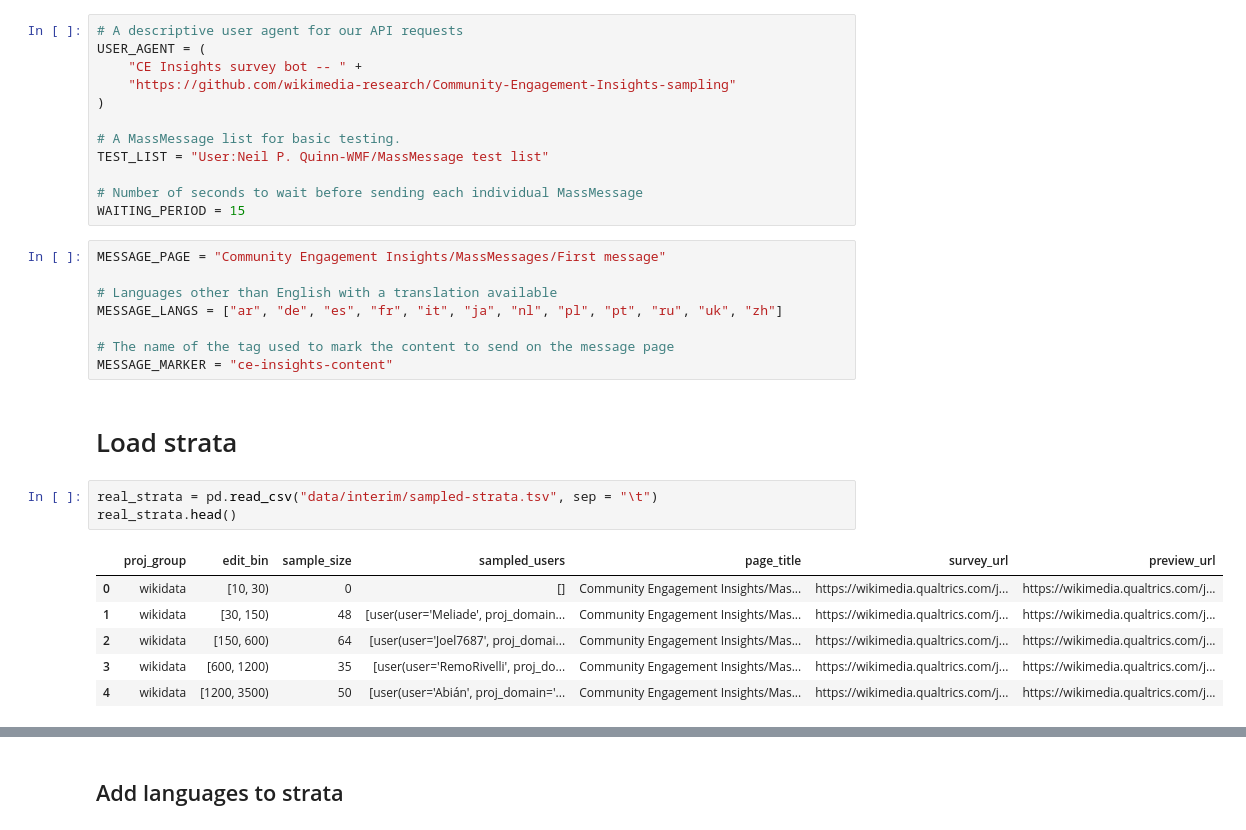
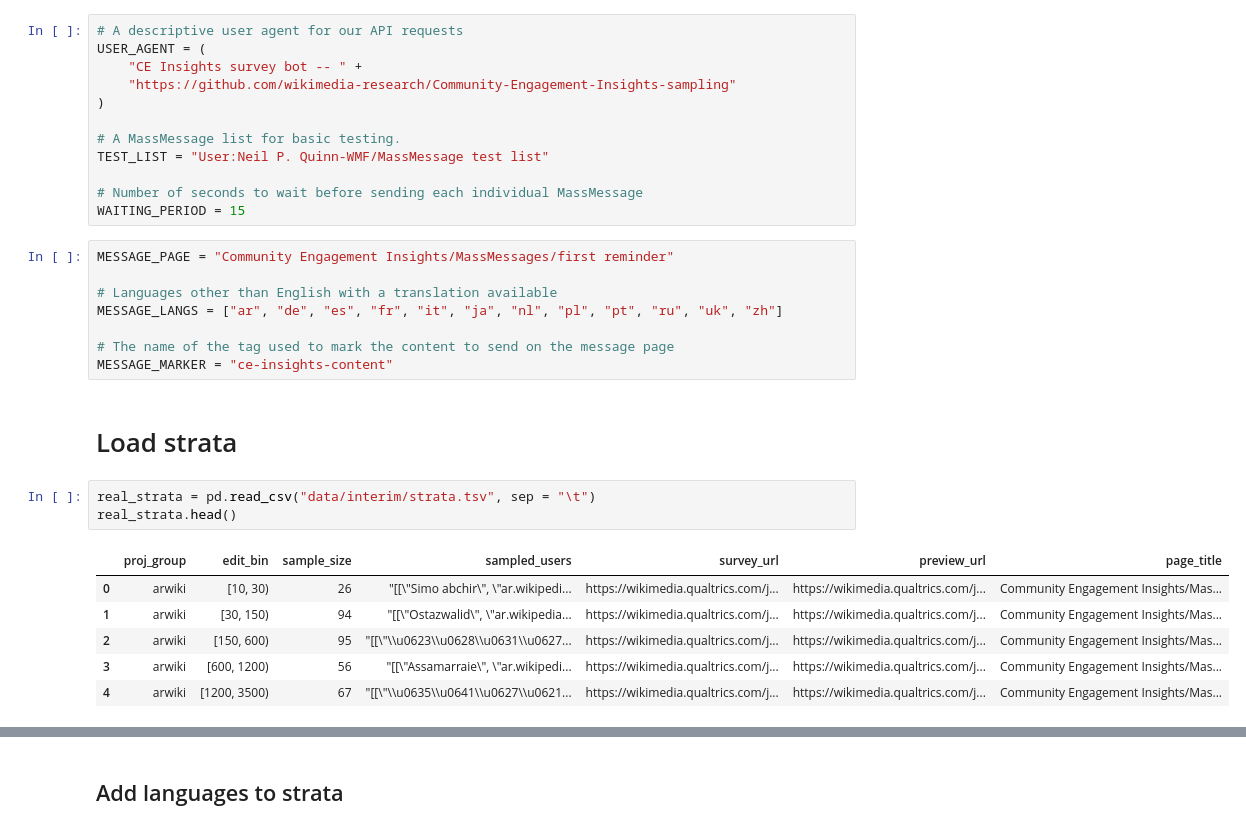
Before and after one commit to wikimedia-research/Community-Insights-sampling, a Jupyter notebook: distribution.ipynb, the cells around one changed output, grey strips where cells are left out. Cells and saved outputs as stored; diff of their text form.

Commit message:
Updates for first reminder run

```diff
--- a/distribution.ipynb
+++ b/distribution.ipynb
@@ -22,7 +22,7 @@ TEST_LIST = "User:Neil P. Quinn-WMF/MassMessage test list"
 # Number of seconds to wait before sending each individual MassMessage
 WAITING_PERIOD = 15
 # %%
-MESSAGE_PAGE = "Community Engagement Insights/MassMessages/First message"
+MESSAGE_PAGE = "Community Engagement Insights/MassMessages/first reminder"
 
 # Languages other than English with a translation available
 MESSAGE_LANGS = ["ar", "de", "es", "fr", "it", "ja", "nl", "pl", "pt", "ru", "uk", "zh"]
@@ -32,15 +32,15 @@ MESSAGE_MARKER = "ce-insights-content"
 # %% [markdown]
 # Load strata
 # %%
-real_strata = pd.read_csv("data/interim/sampled-strata.tsv", sep = "\t")
+real_strata = pd.read_csv("data/interim/strata.tsv", sep = "\t")
 real_strata.head()
 # %% [output]
-|  | proj_group | edit_bin | sample_size | sampled_users | page_title | survey_url | preview_url |
-| 0 | wikidata | [10, 30) | 0 | [] | Community Engagement Insights/Mas... | https://wikimedia.qualtrics.com/j... | https://wikimedia.qualtrics.com/j... |
-| 1 | wikidata | [30, 150) | 48 | [user(user='Meliade', proj_domain... | Community Engagement Insights/Mas... | https://wikimedia.qualtrics.com/j... | https://wikimedia.qualtrics.com/j... |
-| 2 | wikidata | [150, 600) | 64 | [user(user='Joel7687', proj_domai... | Community Engagement Insights/Mas... | https://wikimedia.qualtrics.com/j... | https://wikimedia.qualtrics.com/j... |
-| 3 | wikidata | [600, 1200) | 35 | [user(user='RemoRivelli', proj_do... | Community Engagement Insights/Mas... | https://wikimedia.qualtrics.com/j... | https://wikimedia.qualtrics.com/j... |
-| 4 | wikidata | [1200, 3500) | 50 | [user(user='Abián', proj_domain='... | Community Engagement Insights/Mas... | https://wikimedia.qualtrics.com/j... | https://wikimedia.qualtrics.com/j... |
+|  | proj_group | edit_bin | sample_size | sampled_users | survey_url | preview_url | page_title |
+| 0 | arwiki | [10, 30) | 26 | "[[\"Simo abchir\", \"ar.wikipedi... | https://wikimedia.qualtrics.com/j... | https://wikimedia.qualtrics.com/j... | Community Engagement Insights/Mas... |
+| 1 | arwiki | [30, 150) | 94 | "[[\"Ostazwalid\", \"ar.wikipedia... | https://wikimedia.qualtrics.com/j... | https://wikimedia.qualtrics.com/j... | Community Engagement Insights/Mas... |
+| 2 | arwiki | [150, 600) | 95 | "[[\"\\u0623\\u0628\\u0631\\u0627... | https://wikimedia.qualtrics.com/j... | https://wikimedia.qualtrics.com/j... | Community Engagement Insights/Mas... |
+| 3 | arwiki | [600, 1200) | 56 | "[[\"Assamarraie\", \"ar.wikipedi... | https://wikimedia.qualtrics.com/j... | https://wikimedia.qualtrics.com/j... | Community Engagement Insights/Mas... |
+| 4 | arwiki | [1200, 3500) | 67 | "[[\"\\u0635\\u0641\\u0627\\u0621... | https://wikimedia.qualtrics.com/j... | https://wikimedia.qualtrics.com/j... | Community Engagement Insights/Mas... |
 # %%
 test_strata = pd.read_csv("data/interim/test-strata.tsv", sep = "\t")
 test_strata.head()
```
Also changed, not shown: parts of 8 cells of this notebook, 1 other file.
